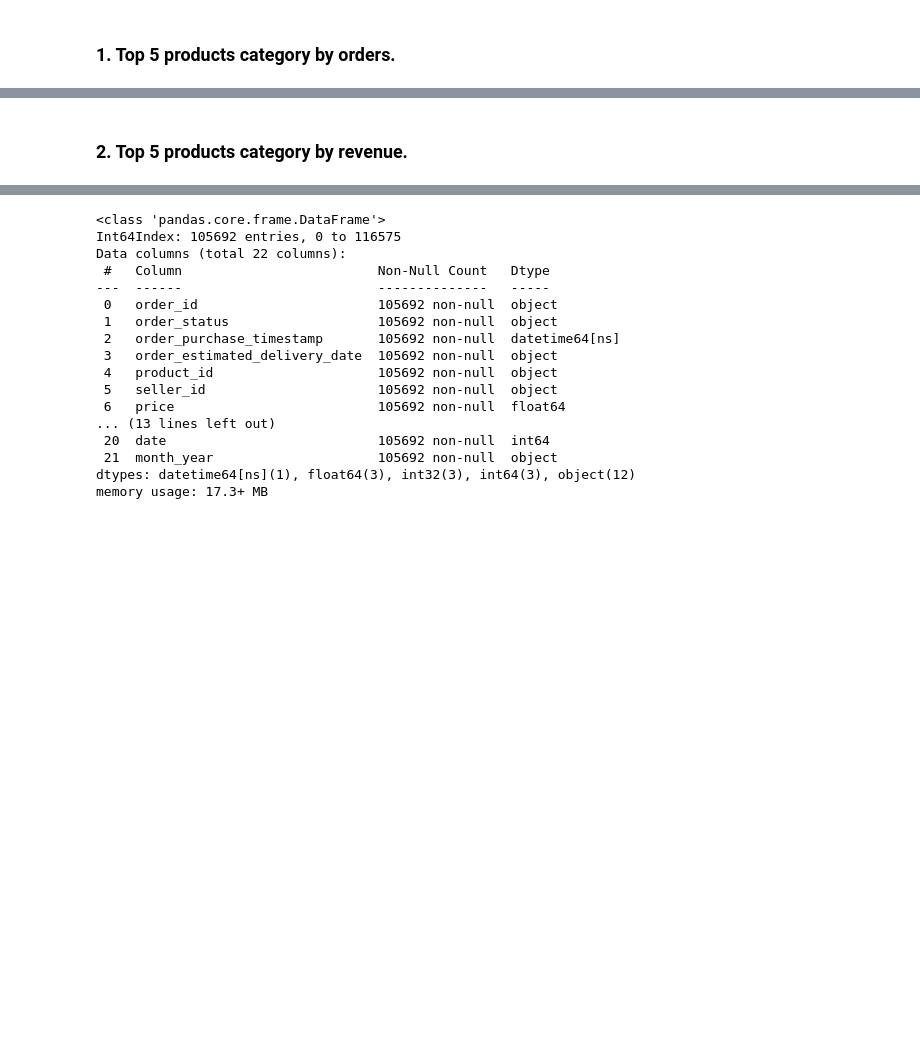
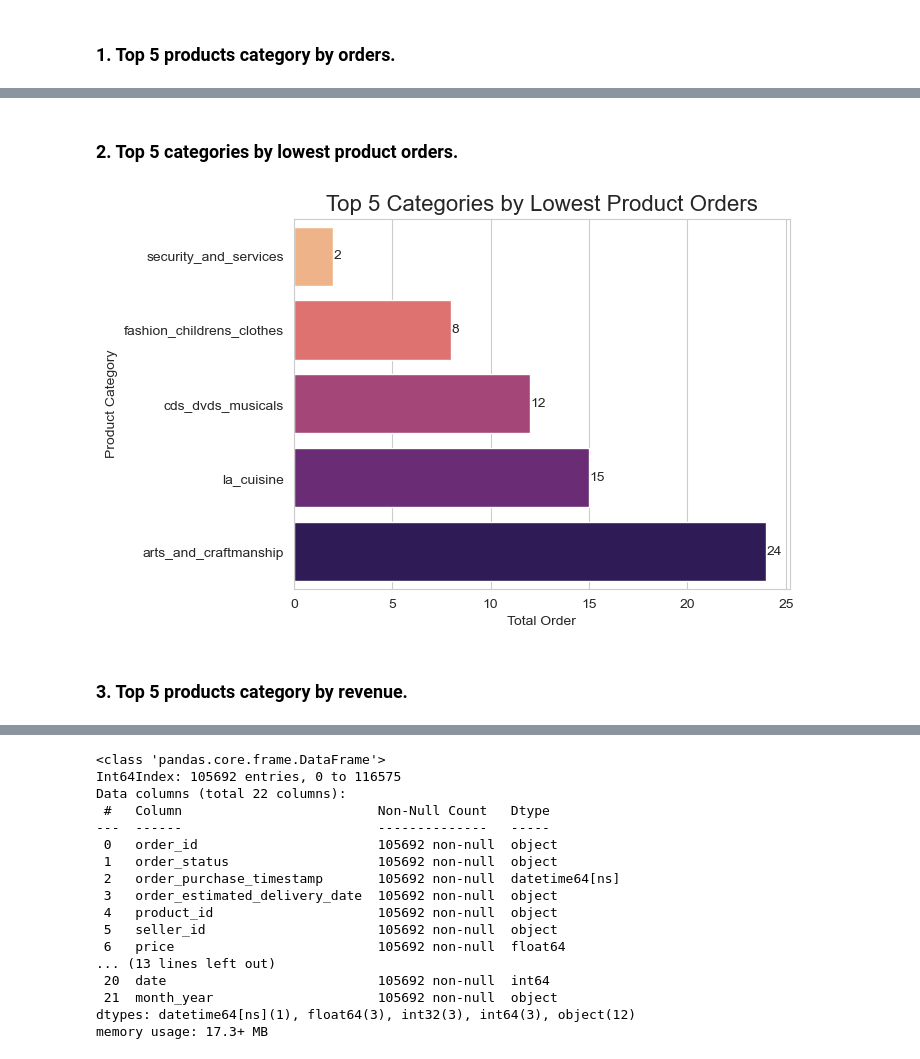
Before and after one commit to yovir/Data-Wrangling-and-SQL-Pacmann---Olist, a Jupyter notebook: Data Wrangling and SQL Pacmann.ipynb, the cells around one changed output, grey strips where cells are left out. Saved outputs shown, nothing was run; the diff lists cells and outputs as text; code cells hidden in the pictures; blank space fills up the shorter version.

```diff
--- a/Data Wrangling and SQL Pacmann.ipynb
+++ b/Data Wrangling and SQL Pacmann.ipynb
@@ -432,5 +435,25 @@ plt.show()
+# %% [markdown]
+### 2. Top 5 categories by lowest product orders.
+# %%
+# Group by bottom 5 products category by Total Order
+bottom_products_by_order = work_dataset.groupby('product_category_name').count()[['order_id']].sort_values(by='order_id', ascending=True).reset_index()[:5]
+
+# Generates a bar plot for bottom 5 categories
+bottom_product_category_order = sns.barplot(data=bottom_products_by_order, x='order_id', y='product_category_name', palette='magma_r')
+
+# Assign the bar values to each bar
+bottom_product_category_order.bar_label(bottom_product_category_order.containers[0])
+
+bottom_product_category_order.set_title("Top 5 Categories by Lowest Product Orders", fontdict={'fontsize':16})
+bottom_product_category_order.set_xlabel("Total Order", fontdict={'fontsize':10})
+bottom_product_category_order.set_ylabel("Product Category")
+
+# Show the plot for bottom 5 categories
+plt.show()
+# %% [output]
+[figure, added]
 # %% [markdown]
-### 2. Top 5 products category by revenue.
+### 3. Top 5 products category by revenue.
 # %%
 # Group by top 5 products category by Total Revenue
 product_by_payment_value = work_dataset.groupby('product_category_name')['payment_value'].sum().sort_values(ascending=False).head(5).reset_index()
```
Also changed, not shown: parts of 14 cells of this notebook.
